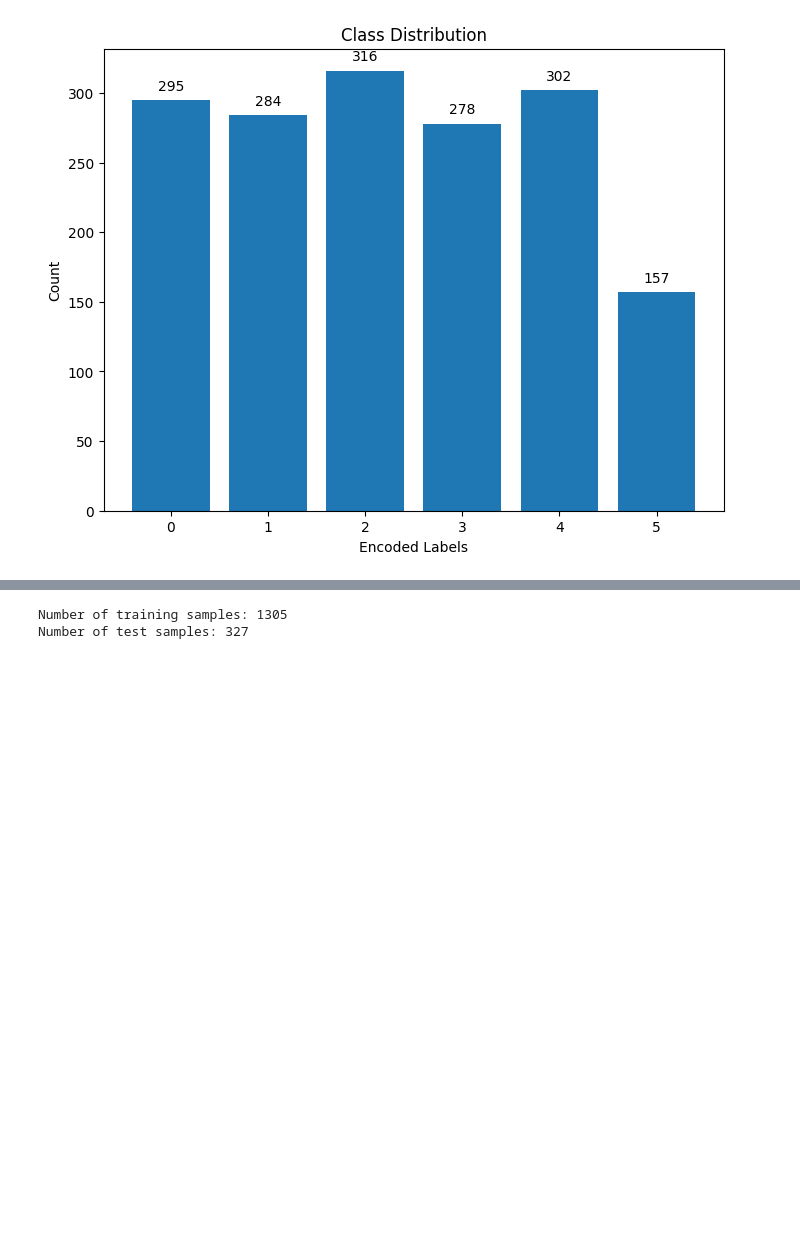
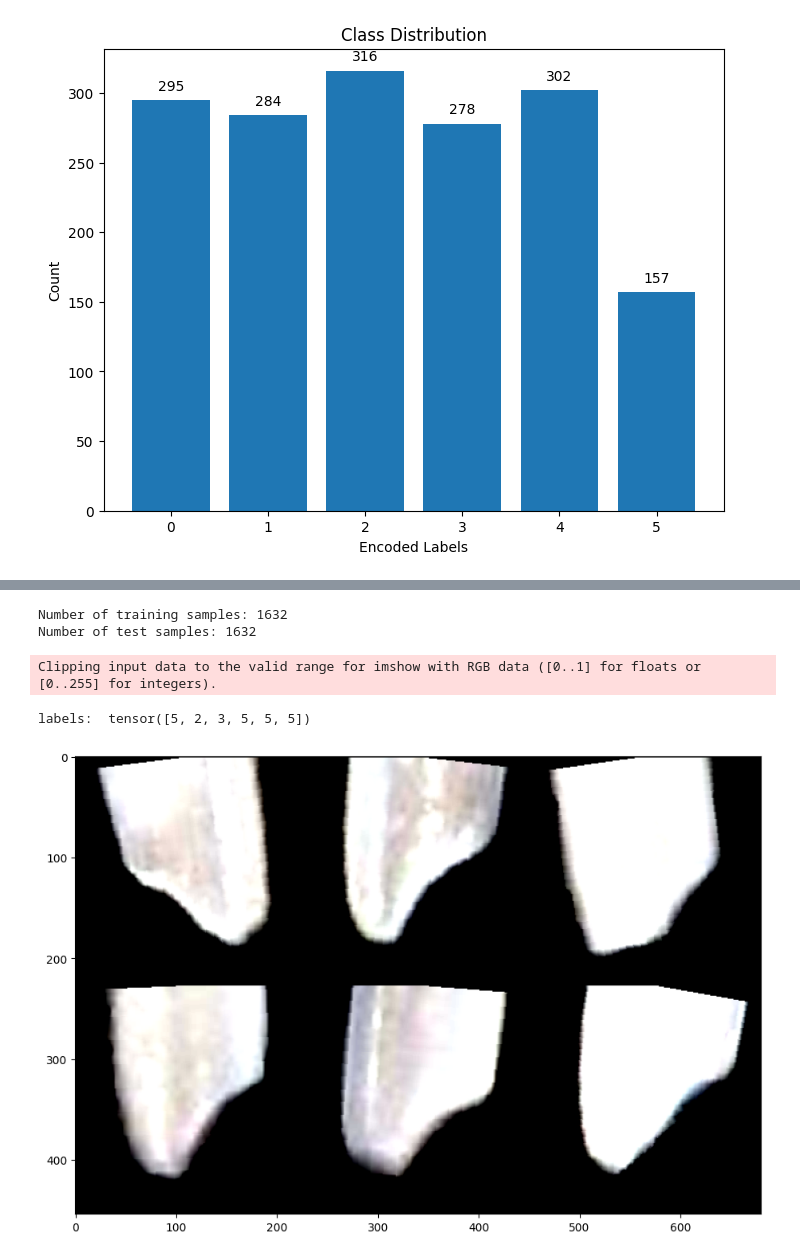
Before and after one commit to thinzarWendy/computervision-tools, a Jupyter notebook: classification/Rice_Img_Classification.ipynb, the cells around one changed output, grey strips where cells are left out. Drawn from its saved outputs; the diff is of its cells as text; code cells hidden in the pictures; blank space fills up the shorter version.

```diff
--- a/classification/Rice_Img_Classification.ipynb
+++ b/classification/Rice_Img_Classification.ipynb
@@ -156,0 +436,3 @@ test_loader = DataLoader(test_dataset, batch_size=batch_size, shuffle=False)
+# %%
+data_dir = r"C:\Users\User\Documents\New folder\Github\Data Resources\data_test"
+os.listdir(data_dir)
@@ -156,0 +443,6 @@ test_loader = DataLoader(test_dataset, batch_size=batch_size, shuffle=False)
+# %%
+data_transforms = transforms.Compose([transforms.Resize((224,224)),transforms.ToTensor()])
+
+dataset = torchvision.datasets.ImageFolder(root=data_dir, transform=data_transforms)
+
+data_loader = torch.utils.data.DataLoader(dataset=dataset,batch_size=12,shuffle=False)
@@ -157,7 +477,26 @@ test_loader = DataLoader(test_dataset, batch_size=batch_size, shuffle=False)
+# %%
+mean= [0.3160, 0.3074, 0.3189]
+std = [0.3004, 0.2936, 0.3024]
+
+train_transforms = transforms.Compose([
+    transforms.Resize((224,224)),
+    transforms.RandomHorizontalFlip(),
+    transforms.RandomRotation(10),
+    transforms.ToTensor(),
+    transforms.Normalize(torch.Tensor(mean),torch.Tensor(std))])
+
+test_transforms = transforms.Compose([
+    transforms.Resize((224,224)),
+    transforms.ToTensor(),
+    transforms.Normalize(torch.Tensor(mean),torch.Tensor(std))])
+# %%
+# Create ImageFolder datasets for training and testing separately
+training = ImageFolder(root=data_dir, transform=train_transforms)
+testing = ImageFolder(root=data_dir, transform=test_transforms)
 # %%
 # Check the number of samples in the training and test sets
-print(f"Number of training samples: {len(train_dataset)}")
-print(f"Number of test samples: {len(test_dataset)}")
+print(f"Number of training samples: {len(training)}")
+print(f"Number of test samples: {len(testing)}")
 # %% [output]
-Number of training samples: 1305
-Number of test samples: 327
+Number of training samples: 1632
+Number of test samples: 1632
@@ -163,0 +515,16 @@ Number of test samples: 327
+# %%
+def show_transformed_images(dataset):
+    loader = torch.utils.data.DataLoader(dataset,batch_size=6,shuffle=True)
+    batch = next(iter(loader))
+    images,labels = batch
+
+    grid = torchvision.utils.make_grid(images,nrow=3)
+    plt.figure(figsize=(11,11))
+    plt.imshow(np.transpose(grid,(1,2,0)))
+    print('labels: ',labels)
+
+show_transformed_images(training)
+# %% [output]
+Clipping input data to the valid range for imshow with RGB data ([0..1] for floats or [0..255] for integers).
+labels:  tensor([5, 2, 3, 5, 5, 5])
+[figure, added]
```
Also changed, not shown: parts of 61 cells of this notebook.
